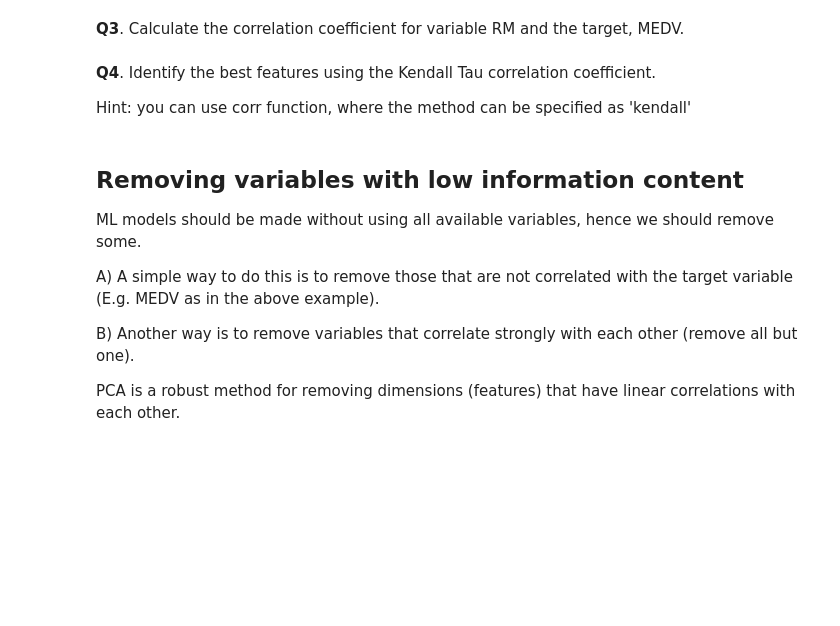
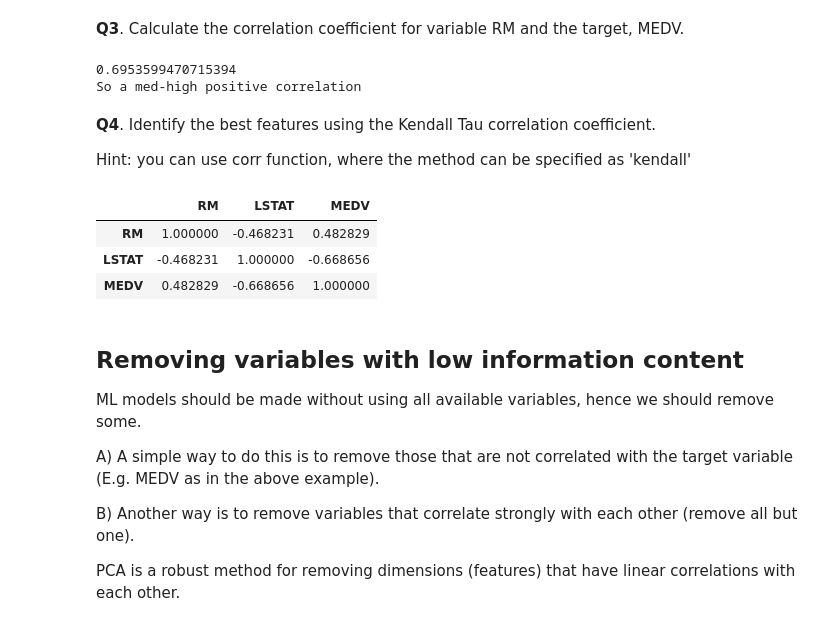
Before and after one commit to raj075/ML-Learning-Hub, a Jupyter notebook: Pragmatic model evaluation /feature-selection--practical/practicals/feature_selection_practical.ipynb, the cells around one changed output. Drawn from its saved outputs; the diff is of its cells as text; code cells hidden in the pictures; blank space fills up the shorter version.

```diff
--- a/Pragmatic model evaluation /feature-selection--practical/practicals/feature_selection_practical.ipynb
+++ b/Pragmatic model evaluation /feature-selection--practical/practicals/feature_selection_practical.ipynb
@@ -93,3 +113,11 @@ from scipy.stats import pearsonr
+# %%
+# Your code here...
+corRM, p = pearsonr(df["RM"], df["MEDV"])
+print(corRM)
+print("So a med-high positive correlation")
+# %% [output]
+0.6953599470715394
+So a med-high positive correlation
 # %% [markdown]
 **Q4**.  Identify the best features using the Kendall Tau correlation coefficient.
 
@@ -99,3 +125,14 @@ Hint: you can use corr function, where the method can be specified as 'kendall'
+# %%
+# Your code here...
+cor = df.corr(method='kendall')
+cor_target = abs(cor["MEDV"])
+relevant_features = cor_target[cor_target>0.45]
+df[relevant_features.index].corr(method='kendall')
+# %% [output]
+|  | RM | LSTAT | MEDV |
+| RM | 1.000000 | -0.468231 | 0.482829 |
+| LSTAT | -0.468231 | 1.000000 | -0.668656 |
+| MEDV | 0.482829 | -0.668656 | 1.000000 |
 # %% [markdown]
 ## Removing variables with low information content
 
```
Also changed, not shown: parts of 25 cells of this notebook, 10 other files.
